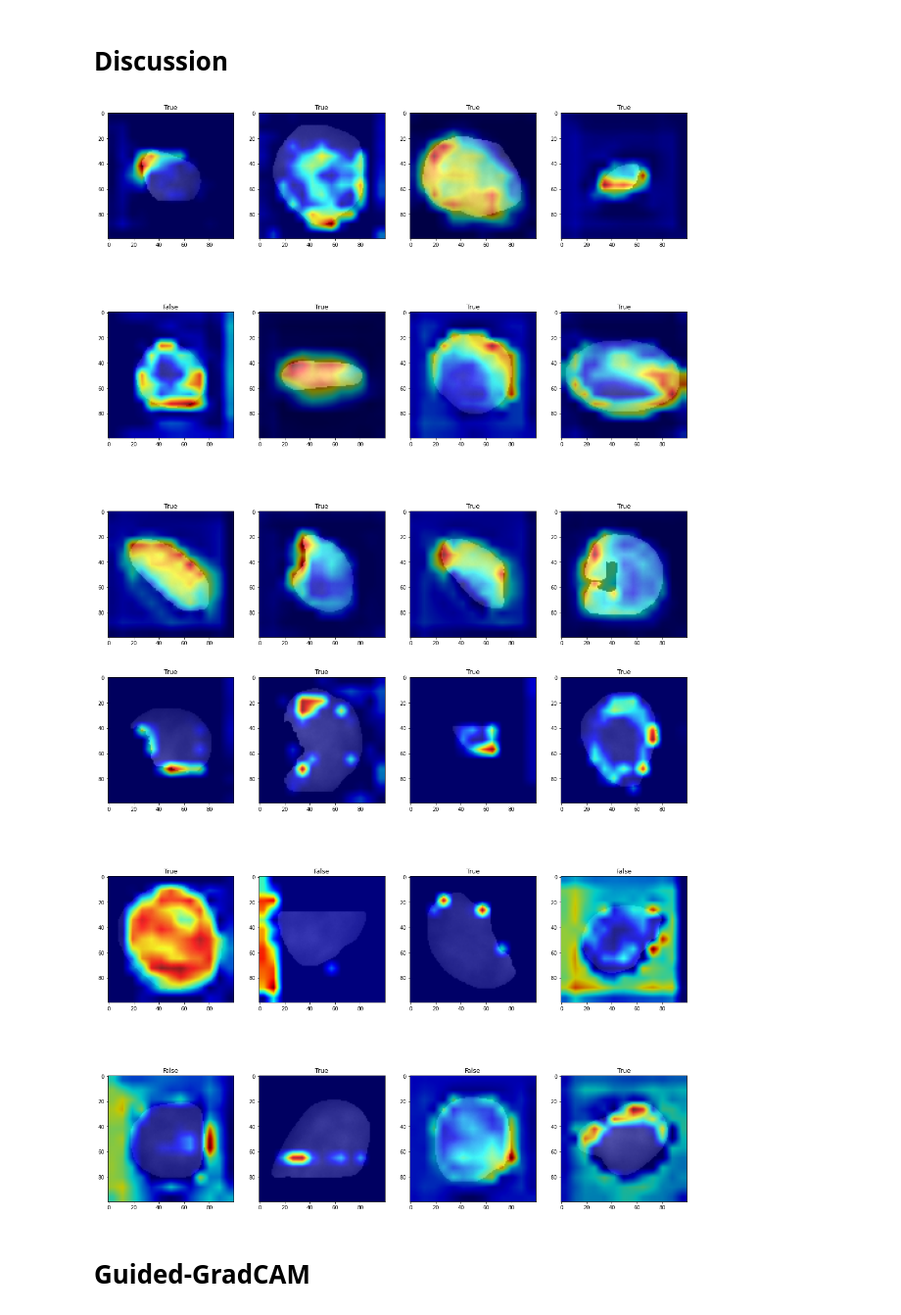
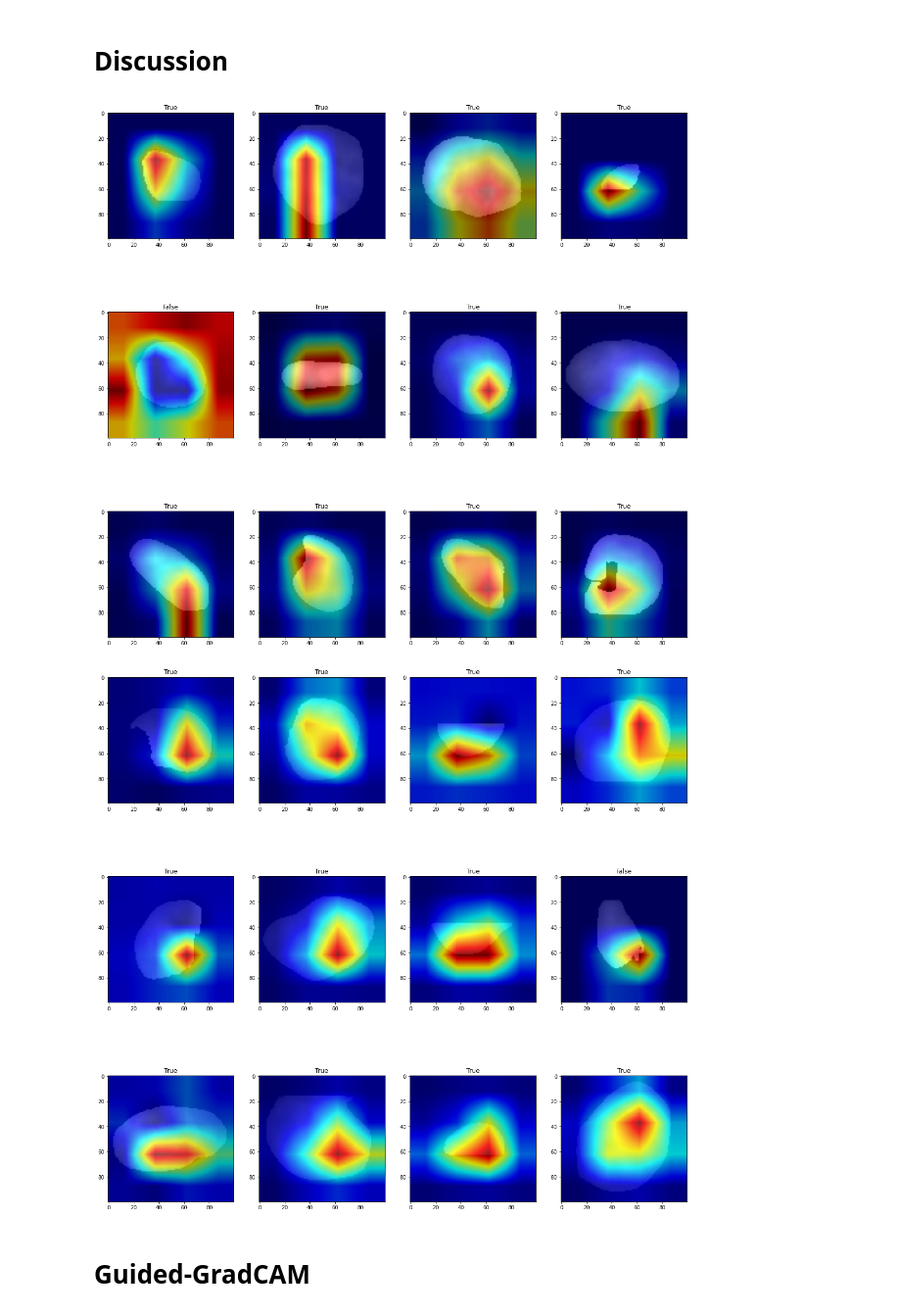
Before and after one commit to DDDog-WANG/NDAcquisition, a Jupyter notebook: Classification/GradCAM.ipynb, the cells around one changed output. Shown at 98% size. Cells and saved outputs as stored; diff of their text form; code cells hidden in the pictures.

```diff
--- a/Classification/GradCAM.ipynb
+++ b/Classification/GradCAM.ipynb
@@ -74,7 +74,7 @@ def gradcams(model,input_tensor,target_layers,imgpad,optioncam):
     targets = None
     # You can also pass aug_smooth=True and eigen_smooth=True, to apply smoothing.
 #     grayscale_cam = cam(input_tensor=input_tensor, targets=targets,aug_smooth=True,eigen_smooth=True)
-    grayscale_cam = cam(input_tensor=input_tensor, targets=targets)
+    grayscale_cam = cam(input_tensor, targets)
     # In this example grayscale_cam has only one image in the batch:
     grayscale_cam = grayscale_cam[0, :]
     visualization = show_cam_on_image(imgpad, grayscale_cam, use_rgb=False)
@@ -92,11 +92,11 @@ def gradcams(model,input_tensor,target_layers,imgpad,optioncam):
 # %%
 # load model
 device = "cuda"
-model = torch.load("SelfResnet18_300.pkl")
+model = torch.load("SelfResnet18_400.pkl")
 # model = models.resnet50(pretrained=True)
 # model.cuda()
 
-target_layers = [model.layer2[-1]]
+target_layers = [model.layer4]
 # cam's option: GradCAM, GradCAMPlusPlus, AblationCAM, XGradCAM, EigenCAM, ScoreCAM, FullGrad
 optioncam = "GradCAM"
 # %%
@@ -117,26 +117,26 @@ for n in range(12):
     plt.title(tf)
     plt.imshow(cv2.cvtColor(visualization, cv2.COLOR_BGR2RGB))
 # %% [output]
-[figure, old version]
+[figure, new version]
 # %%
 true_y = 1
 fig, ax = plt.subplots(3,4, figsize = (20,20))
 for n in range(12):
-        img=Data_01Nami[n*111]
+        img=Data_01Nami[n]
         t,b,r,l,imgpad,imgSize = pad(img,100,100)
         imgpad = np.float32(imgpad)/255
 
         transform = transforms.Compose([transforms.ToTensor()])
         input_tensor = transform(imgpad).unsqueeze(0).to(device)
 
         tf,pred = predict(model,input_tensor,true_y)
         visualization,cam_gb = gradcams(model,input_tensor,target_layers,imgpad,optioncam)
 
         plt.subplot(3,4,n+1)
         plt.title(tf)
         plt.imshow(cv2.cvtColor(visualization, cv2.COLOR_BGR2RGB))
 # %% [output]
-[figure, old version]
+[figure, new version]
 # %% [markdown]
 # Guided-GradCAM
 # %%
```
Also changed, not shown: parts of 14 cells of this notebook, 1 other file.
